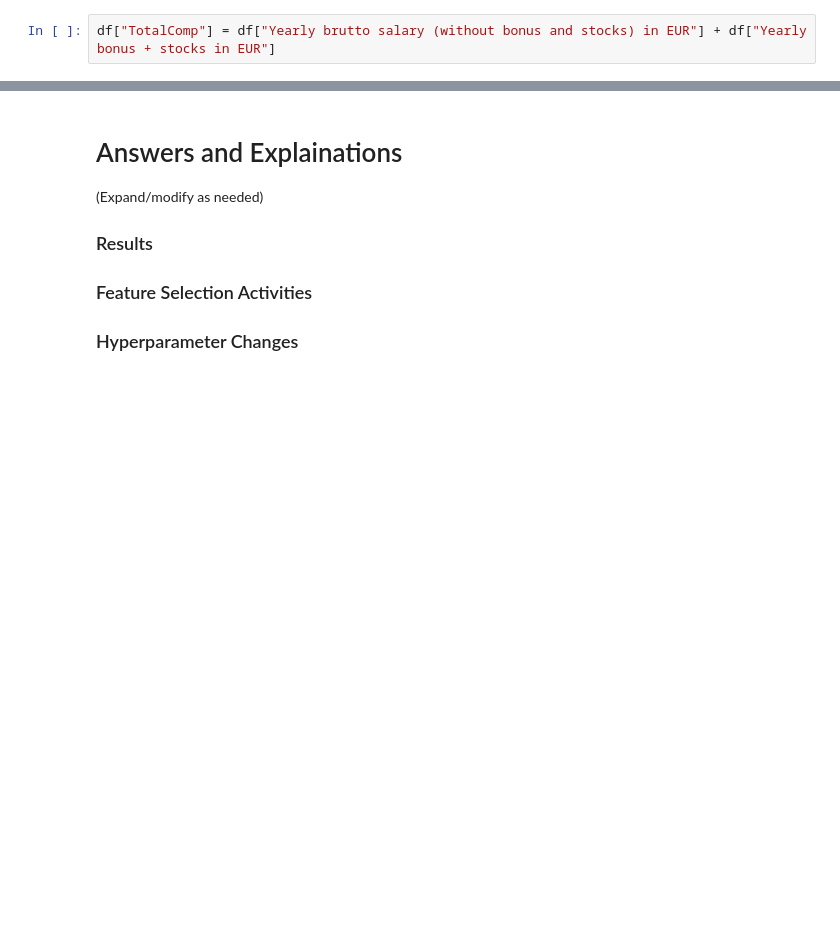
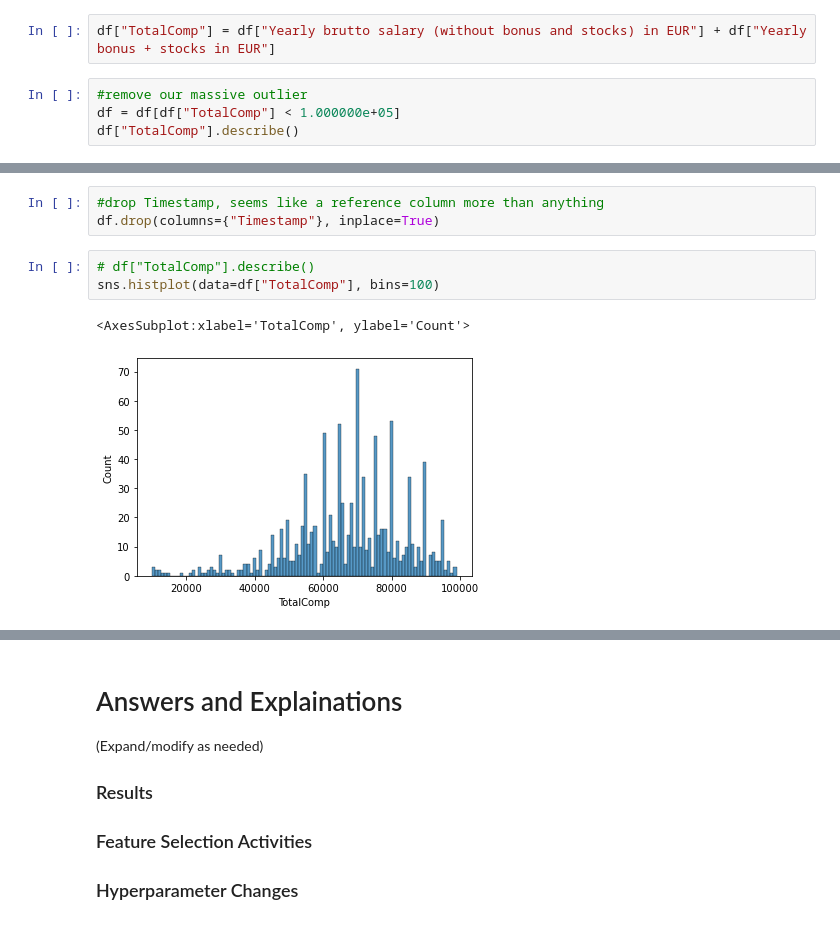
Before and after one commit to shaunmcgregor/ItML_Asn_2_Students, a Jupyter notebook: assignment_2_start.ipynb, the cells around one changed output, grey strips where cells are left out. Drawn from its saved outputs; the diff is of its cells as text; blank space fills up the shorter version.

```diff
--- a/assignment_2_start.ipynb
+++ b/assignment_2_start.ipynb
@@ -153,2 +145,6 @@ df["Yearly bonus + stocks in EUR"] = pd.to_numeric(df["Yearly bonus + stocks in
 # %%
 df["TotalComp"] = df["Yearly brutto salary (without bonus and stocks) in EUR"] + df["Yearly bonus + stocks in EUR"]
+# %%
+#remove our massive outlier
+df = df[df["TotalComp"] < 1.000000e+05]
+df["TotalComp"].describe()
@@ -154,0 +161,9 @@ df["TotalComp"] = df["Yearly brutto salary (without bonus and stocks) in EUR"] +
+# %%
+#drop Timestamp, seems like a reference column more than anything
+df.drop(columns={"Timestamp"}, inplace=True)
+# %%
+# df["TotalComp"].describe()
+sns.histplot(data=df["TotalComp"], bins=100)
+# %% [output]
+<AxesSubplot:xlabel='TotalComp', ylabel='Count'>
+[figure, added]
```
Also changed, not shown: parts of 10 cells of this notebook.
